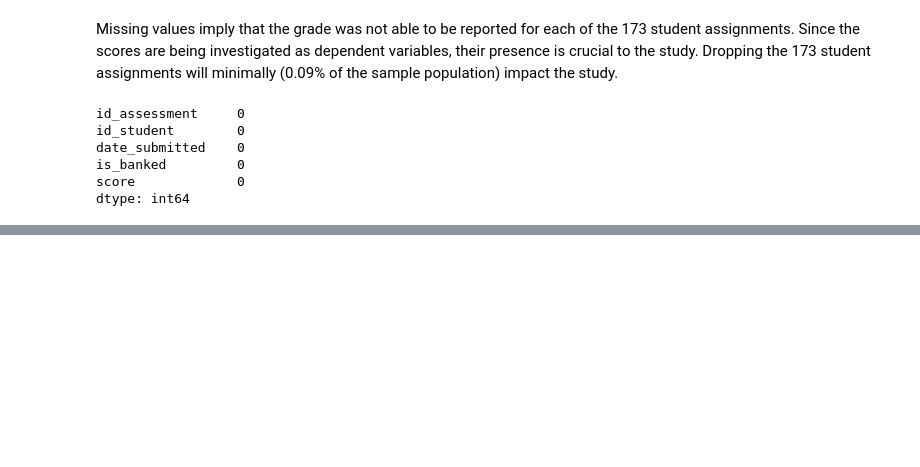
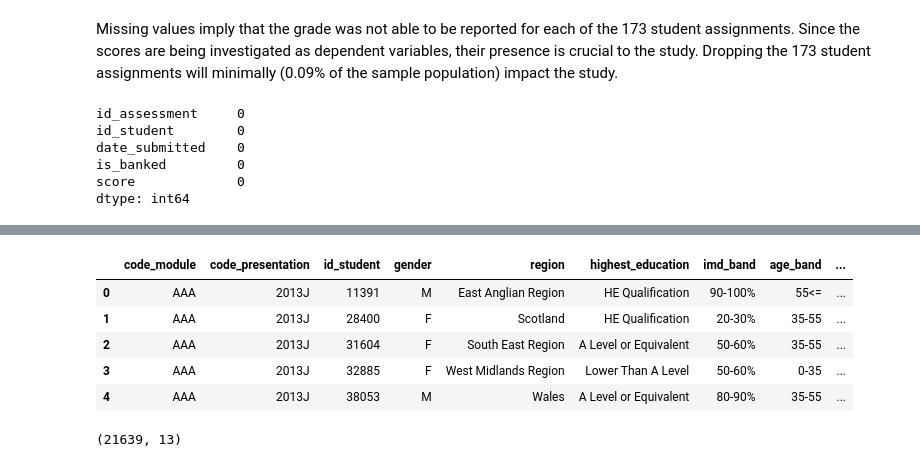
Before and after one commit to jpjavier23/data_wrangling_project, a Jupyter notebook: OpenUniversityLearning.ipynb, the cells around one changed output, grey strips where cells are left out. Saved outputs shown, nothing was run; the diff lists cells and outputs as text; code cells hidden in the pictures; blank space fills up the shorter version.

```diff
--- a/OpenUniversityLearning.ipynb
+++ b/OpenUniversityLearning.ipynb
@@ -526,0 +627,3 @@ dtype: int64
+# %%
+streg_completed = streg[pd.isnull(streg['date_unregistration'])]
+streg_completed.shape
@@ -526,0 +632,3 @@ dtype: int64
+# %%
+streg_drop = streg_completed.drop(columns = 'date_unregistration')
+streg_drop.shape
@@ -526,0 +645,3 @@ dtype: int64
+# %%
+streg_df = streg_drop.dropna()
+streg_df.isna().sum()
@@ -526,0 +752,13 @@ dtype: int64
+# %%
+in_re.head()
+# %% [output]
+|  | code_module | code_presentation | id_student | gender | region | highest_education | imd_band | age_band | ... |
+| 0 | AAA | 2013J | 11391 | M | East Anglian Region | HE Qualification | 90-100% | 55<= | ... |
+| 1 | AAA | 2013J | 28400 | F | Scotland | HE Qualification | 20-30% | 35-55 | ... |
+| 2 | AAA | 2013J | 31604 | F | South East Region | A Level or Equivalent | 50-60% | 35-55 | ... |
+| 3 | AAA | 2013J | 32885 | F | West Midlands Region | Lower Than A Level | 50-60% | 0-35 | ... |
+| 4 | AAA | 2013J | 38053 | M | Wales | A Level or Equivalent | 80-90% | 35-55 | ... |
+# %%
+in_re.shape
+# %% [output]
+(21639, 13)
```
Also changed, not shown: parts of 44 cells of this notebook.
